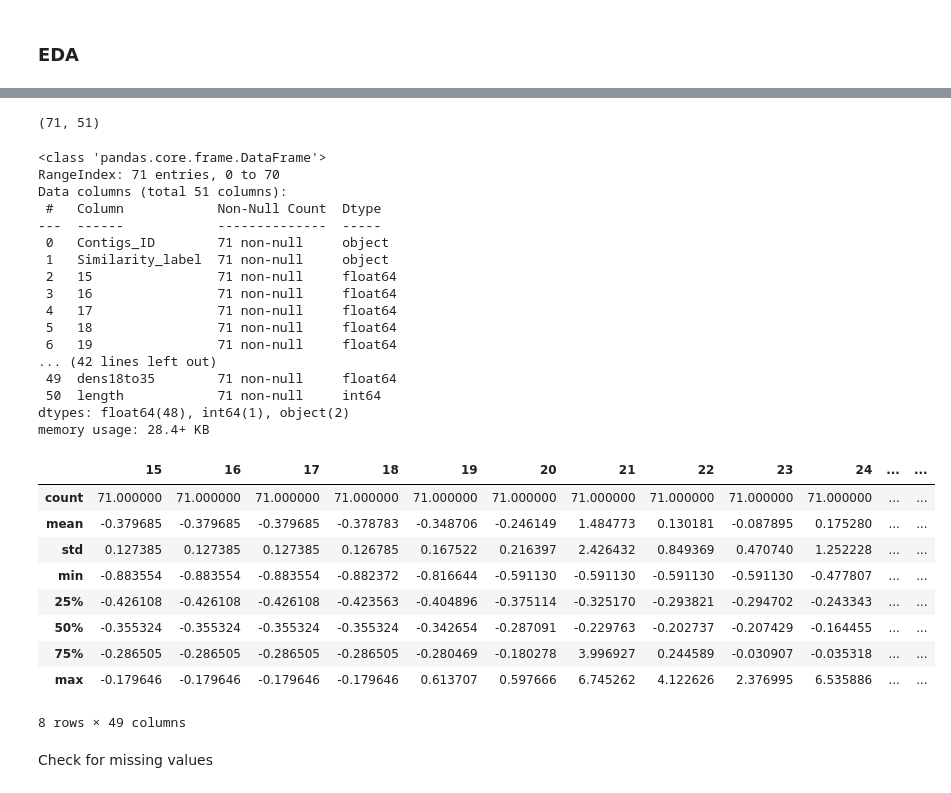
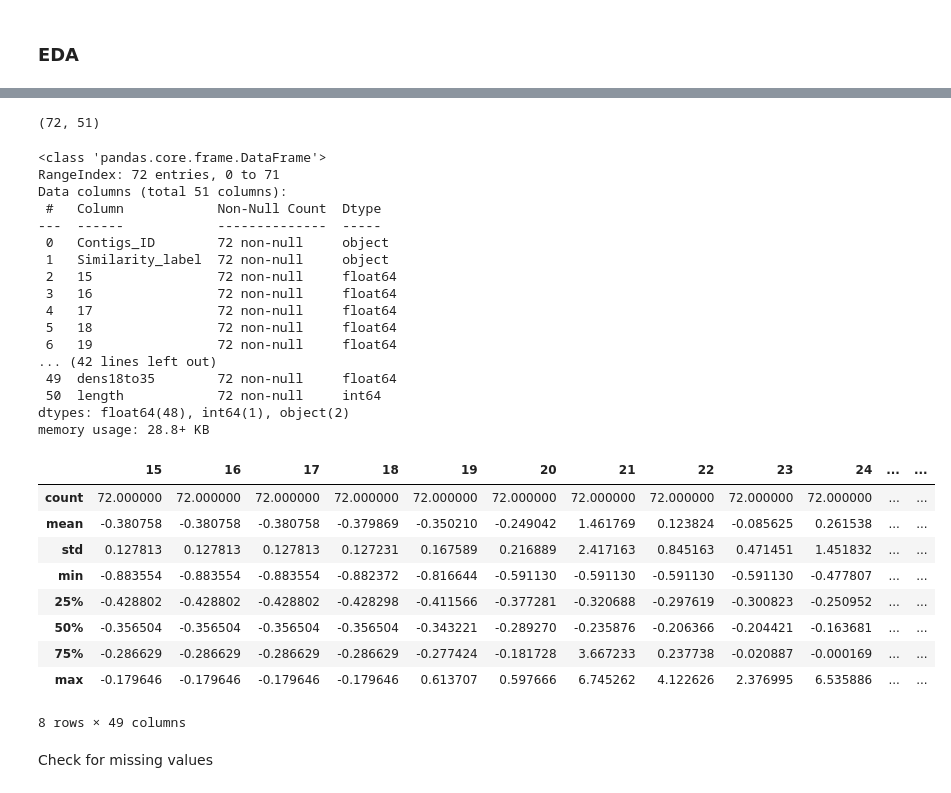
Before and after one commit to JPbio/small_RNA_MetaVir, a Jupyter notebook: src/ml/virus-eves/nb_virus_eves_inference.ipynb, the cells around one changed output, grey strips where cells are left out. Drawn from its saved outputs; the diff is of its cells as text; code cells hidden in the pictures.

Commit message:
refactor(ml): eves inference over dark matter ds

```diff
--- a/src/ml/virus-eves/nb_virus_eves_inference.ipynb
+++ b/src/ml/virus-eves/nb_virus_eves_inference.ipynb
@@ -99,5 +97,6 @@ accuracy: 92.5179856115108
 Import Data
 # %%
 path_ds_libs = [
-    f'{path_root}/ds/virus-dark-matter/ds_virus-dark-matter-RKPM44.tab'
+    ('RKPM44_01', f'{path_root}/ds/virus-dark-matter/ds_virus-dark-matter-RKPM44.tab'),
+    ('RNPM221_01', f'{path_root}/ds/virus-dark-matter/ds_virus-dark-matter-RNPM221_01.tab'),
 ]
@@ -106,0 +103,4 @@ df_dark_matter = pd.read_table(path_ds_libs[0])
+# %%
+# lib_id, lib_path = path_ds_libs[0]
+lib_id, lib_path = path_ds_libs[1]
+df_dark = pd.read_table(lib_path)
@@ -118,39 +122,39 @@ df_dark_matter.head()
 5 rows × 51 columns
 # %%
-df_dark_matter.shape
+df_dark.shape
 # %% [output]
-(71, 51)
+(72, 51)
 # %%
-df_dark_matter.info()
+df_dark.info()
 # %% [output]
 <class 'pandas.core.frame.DataFrame'>
-RangeIndex: 71 entries, 0 to 70
+RangeIndex: 72 entries, 0 to 71
 Data columns (total 51 columns):
  #   Column            Non-Null Count  Dtype
 ---  ------            --------------  -----
- 0   Contigs_ID        71 non-null     object
- 1   Similarity_label  71 non-null     object
- 2   15                71 non-null     float64
- 3   16                71 non-null     float64
- 4   17                71 non-null     float64
- 5   18                71 non-null     float64
- 6   19                71 non-null     float64
+ 0   Contigs_ID        72 non-null     object
+ 1   Similarity_label  72 non-null     object
+ 2   15                72 non-null     float64
+ 3   16                72 non-null     float64
+ 4   17                72 non-null     float64
+ 5   18                72 non-null     float64
+ 6   19                72 non-null     float64
 ... (42 lines left out)
- 49  dens18to35        71 non-null     float64
- 50  length            71 non-null     int64
+ 49  dens18to35        72 non-null     float64
+ 50  length            72 non-null     int64
 dtypes: float64(48), int64(1), object(2)
-memory usage: 28.4+ KB
+memory usage: 28.8+ KB
 # %%
-df_dark_matter.describe()
+df_dark.describe()
 # %% [output]
 |  | 15 | 16 | 17 | 18 | 19 | 20 | 21 | 22 | 23 | 24 | ... | ... |
-| count | 71.000000 | 71.000000 | 71.000000 | 71.000000 | 71.000000 | 71.000000 | 71.000000 | 71.000000 | 71.000000 | 71.000000 | ... | ... |
-| mean | -0.379685 | -0.379685 | -0.379685 | -0.378783 | -0.348706 | -0.246149 | 1.484773 | 0.130181 | -0.087895 | 0.175280 | ... | ... |
-| std | 0.127385 | 0.127385 | 0.127385 | 0.126785 | 0.167522 | 0.216397 | 2.426432 | 0.849369 | 0.470740 | 1.252228 | ... | ... |
+| count | 72.000000 | 72.000000 | 72.000000 | 72.000000 | 72.000000 | 72.000000 | 72.000000 | 72.000000 | 72.000000 | 72.000000 | ... | ... |
+| mean | -0.380758 | -0.380758 | -0.380758 | -0.379869 | -0.350210 | -0.249042 | 1.461769 | 0.123824 | -0.085625 | 0.261538 | ... | ... |
+| std | 0.127813 | 0.127813 | 0.127813 | 0.127231 | 0.167589 | 0.216889 | 2.417163 | 0.845163 | 0.471451 | 1.451832 | ... | ... |
 | min | -0.883554 | -0.883554 | -0.883554 | -0.882372 | -0.816644 | -0.591130 | -0.591130 | -0.591130 | -0.591130 | -0.477807 | ... | ... |
-| 25% | -0.426108 | -0.426108 | -0.426108 | -0.423563 | -0.404896 | -0.375114 | -0.325170 | -0.293821 | -0.294702 | -0.243343 | ... | ... |
-| 50% | -0.355324 | -0.355324 | -0.355324 | -0.355324 | -0.342654 | -0.287091 | -0.229763 | -0.202737 | -0.207429 | -0.164455 | ... | ... |
-| 75% | -0.286505 | -0.286505 | -0.286505 | -0.286505 | -0.280469 | -0.180278 | 3.996927 | 0.244589 | -0.030907 | -0.035318 | ... | ... |
+| 25% | -0.428802 | -0.428802 | -0.428802 | -0.428298 | -0.411566 | -0.377281 | -0.320688 | -0.297619 | -0.300823 | -0.250952 | ... | ... |
+| 50% | -0.356504 | -0.356504 | -0.356504 | -0.356504 | -0.343221 | -0.289270 | -0.235876 | -0.206366 | -0.204421 | -0.163681 | ... | ... |
+| 75% | -0.286629 | -0.286629 | -0.286629 | -0.286629 | -0.277424 | -0.181728 | 3.667233 | 0.237738 | -0.020887 | -0.000169 | ... | ... |
 | max | -0.179646 | -0.179646 | -0.179646 | -0.179646 | 0.613707 | 0.597666 | 6.745262 | 4.122626 | 2.376995 | 6.535886 | ... | ... |
 8 rows × 49 columns
 # %% [markdown]
```
Also changed, not shown: parts of 22 cells of this notebook.
